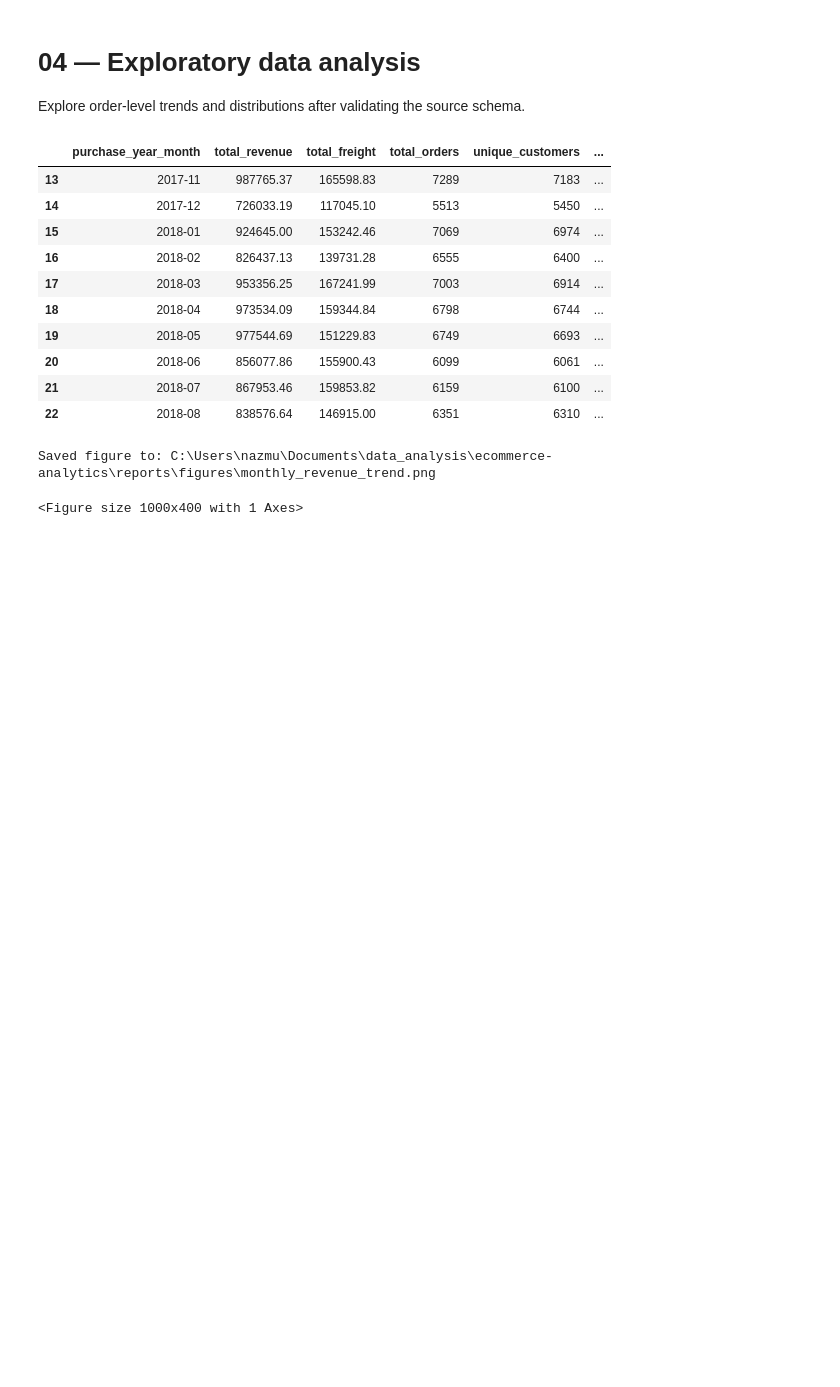
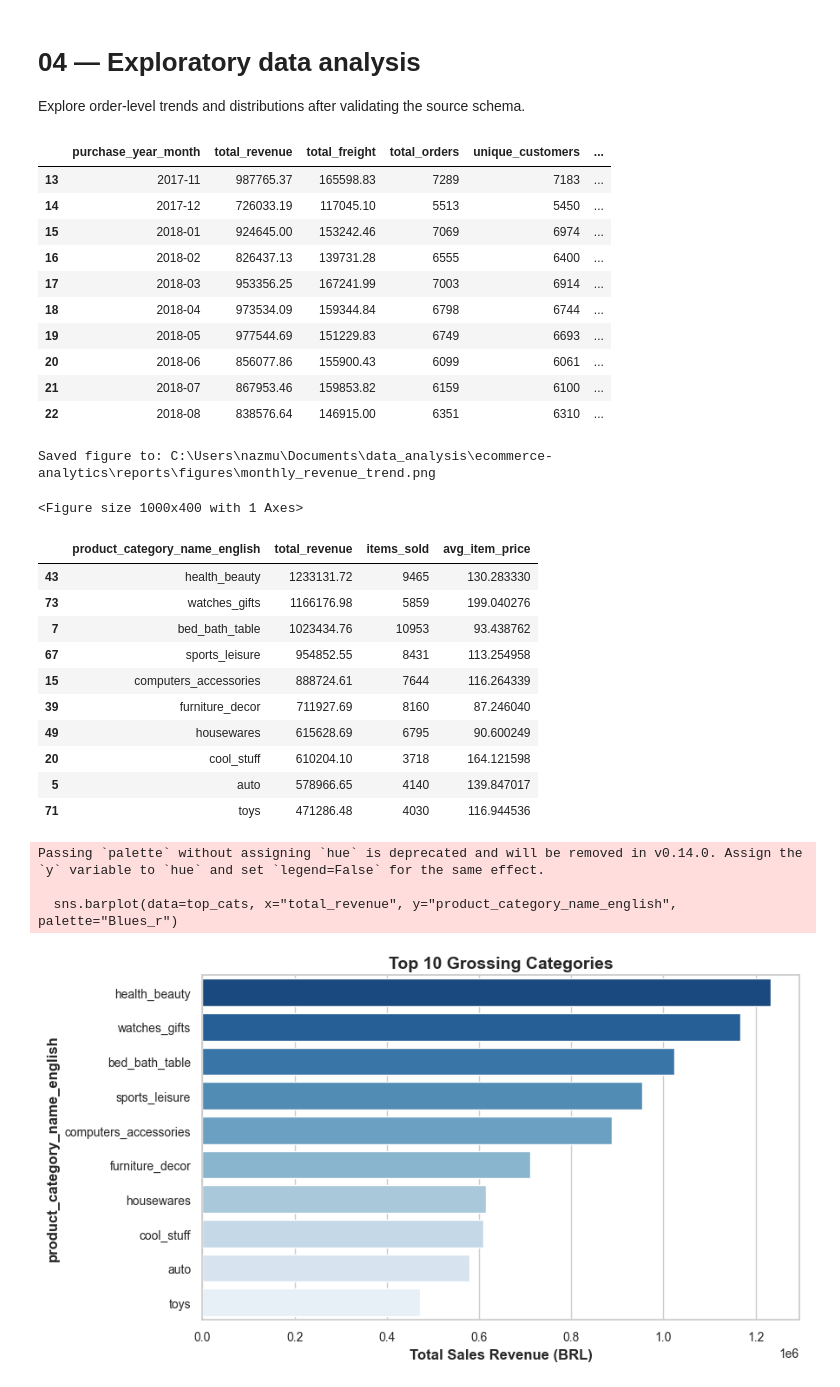
Before and after one commit to NazmullSyntax/ecommerce-product-customer-analytics, a Jupyter notebook: notebooks/04_exploratory_data_analysis.ipynb, the cells around one changed output. Cells and saved outputs as stored; diff of their text form; code cells hidden in the pictures; blank space fills up the shorter version.

Commit message:
add revenue

```diff
--- a/notebooks/04_exploratory_data_analysis.ipynb
+++ b/notebooks/04_exploratory_data_analysis.ipynb
@@ -47,3 +47,31 @@ plt.show()
 | 22 | 2018-08 | 838576.64 | 146915.00 | 6351 | 6310 | ... |
 Saved figure to: C:\Users\nazmu\Documents\data_analysis\ecommerce-analytics\reports\figures\monthly_revenue_trend.png
 <Figure size 1000x400 with 1 Axes>
+# %%
+# Compute top categories
+top_cats = analyzer.get_top_categories_by_revenue(10)
+display(top_cats)
+
+# Render figure inline
+plt.figure(figsize=(9, 5))
+sns.barplot(data=top_cats, x="total_revenue", y="product_category_name_english", palette="Blues_r")
+plt.title("Top 10 Grossing Categories")
+plt.xlabel("Total Sales Revenue (BRL)")
+plt.tight_layout()
+plt.show()
+# %% [output]
+|  | product_category_name_english | total_revenue | items_sold | avg_item_price |
+| 43 | health_beauty | 1233131.72 | 9465 | 130.283330 |
+| 73 | watches_gifts | 1166176.98 | 5859 | 199.040276 |
+| 7 | bed_bath_table | 1023434.76 | 10953 | 93.438762 |
+| 67 | sports_leisure | 954852.55 | 8431 | 113.254958 |
+| 15 | computers_accessories | 888724.61 | 7644 | 116.264339 |
+| 39 | furniture_decor | 711927.69 | 8160 | 87.246040 |
+| 49 | housewares | 615628.69 | 6795 | 90.600249 |
+| 20 | cool_stuff | 610204.10 | 3718 | 164.121598 |
+| 5 | auto | 578966.65 | 4140 | 139.847017 |
+| 71 | toys | 471286.48 | 4030 | 116.944536 |
+Passing `palette` without assigning `hue` is deprecated and will be removed in v0.14.0. Assign the `y` variable to `hue` and set `legend=False` for the same effect.
+
+  sns.barplot(data=top_cats, x="total_revenue", y="product_category_name_english", palette="Blues_r")
+[figure, added]
```
